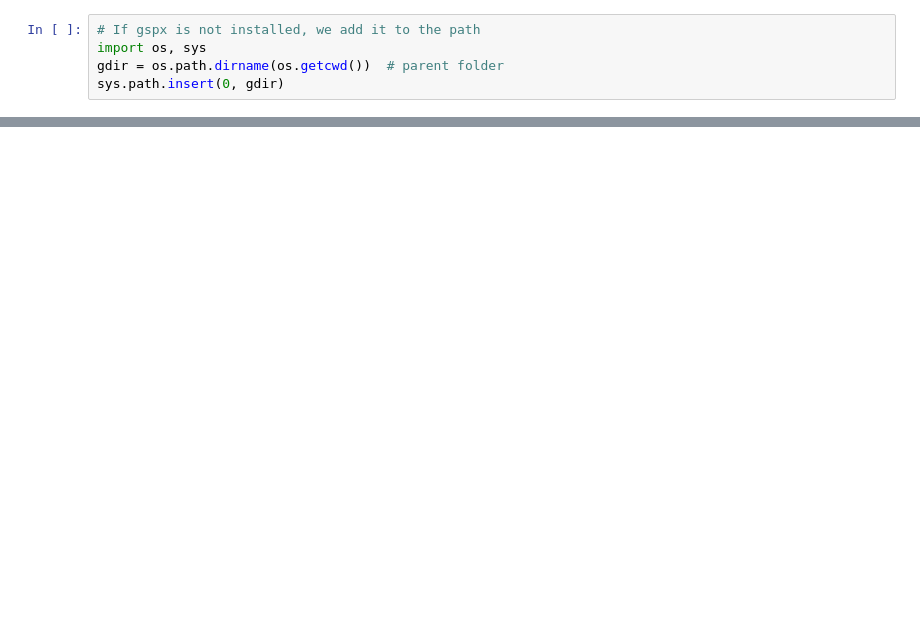
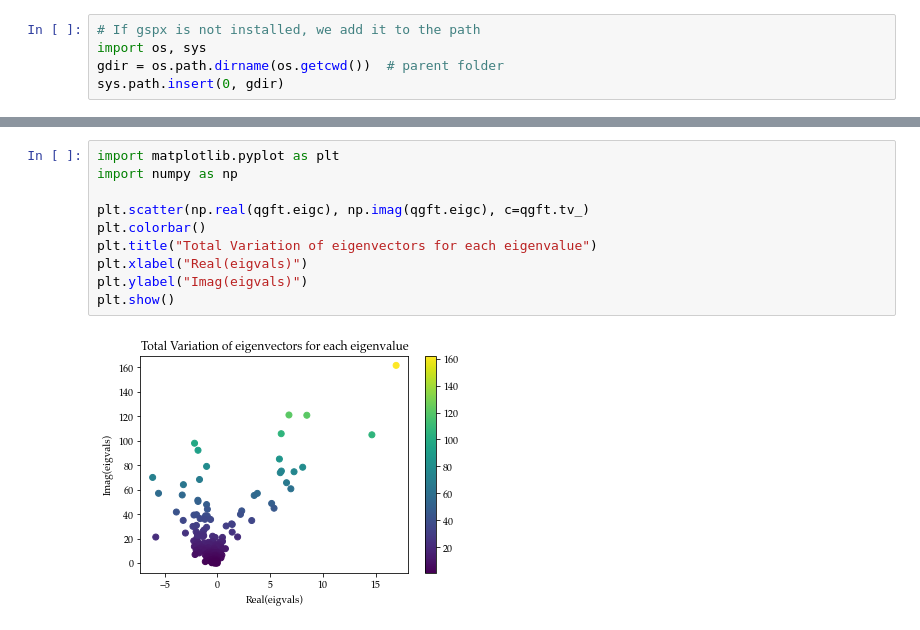
Before and after one commit to gboaviagem/gspx, a Jupyter notebook: notebooks/05_qlms_tests.ipynb, the cells around one changed output, grey strips where cells are left out. Drawn from its saved outputs; the diff is of its cells as text; blank space fills up the shorter version.

```diff
--- a/notebooks/05_qlms_tests.ipynb
+++ b/notebooks/05_qlms_tests.ipynb
@@ -83,0 +36,12 @@ return self
+# %%
+import matplotlib.pyplot as plt
+import numpy as np
+
+plt.scatter(np.real(qgft.eigc), np.imag(qgft.eigc), c=qgft.tv_)
+plt.colorbar()
+plt.title("Total Variation of eigenvectors for each eigenvalue")
+plt.xlabel("Real(eigvals)")
+plt.ylabel("Imag(eigvals)")
+plt.show()
+# %% [output]
+[figure, added]
```
Also changed, not shown: parts of 14 cells of this notebook, 7 other files.
